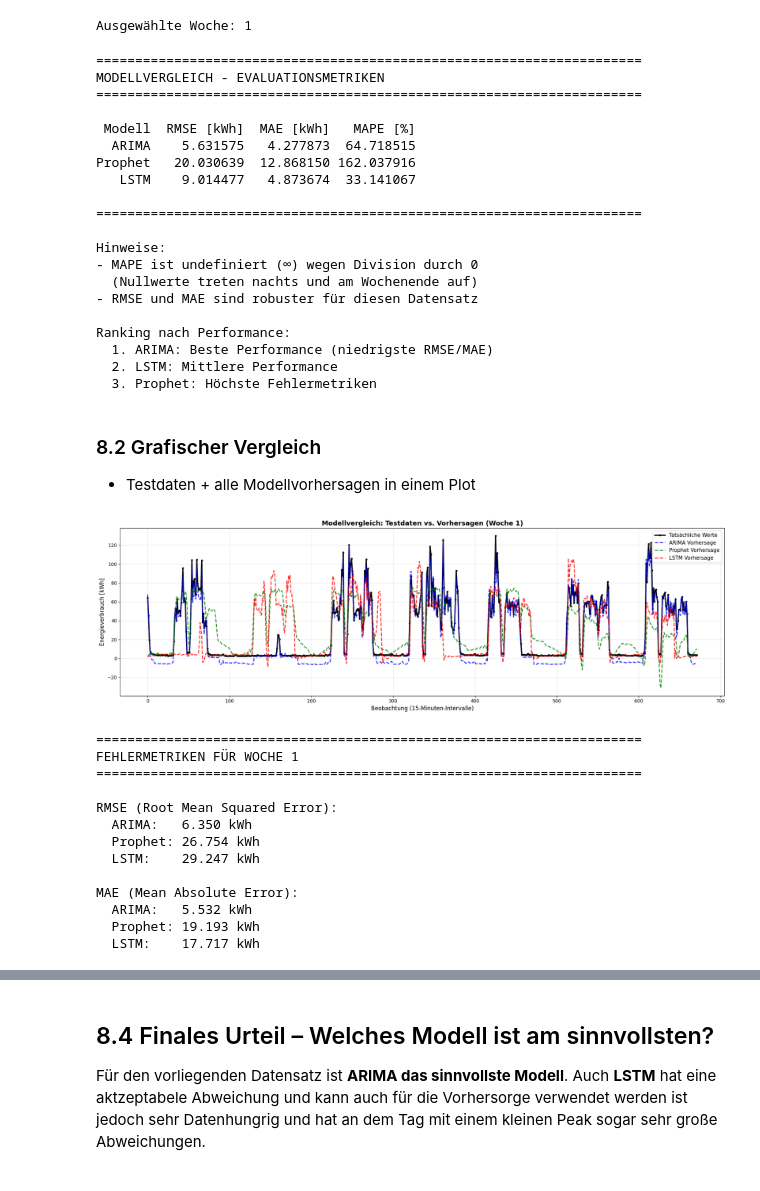
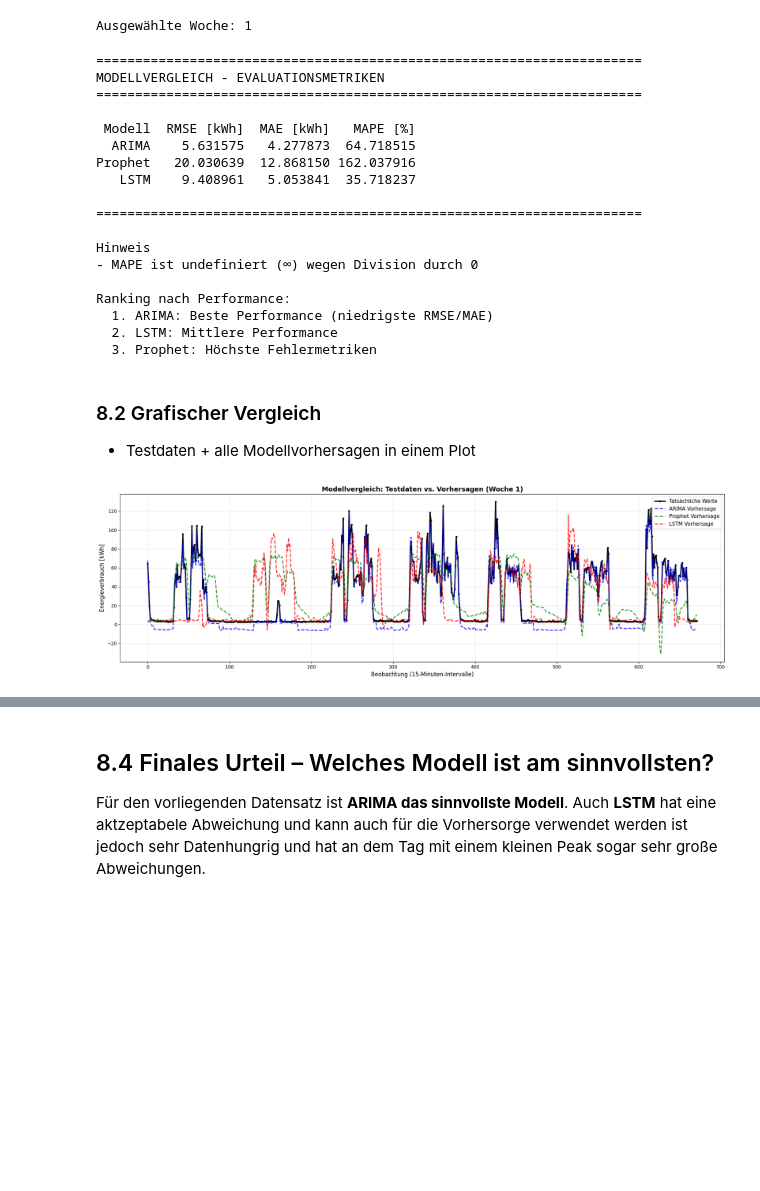
Before and after one commit to derlole/InDuStIaLfOrEcAsTiNgWELOVEIT, a Jupyter notebook: src/main.ipynb, the cells around one changed output, grey strips where cells are left out. Cells and saved outputs as stored; diff of their text form; code cells hidden in the pictures; blank space fills up the shorter version.

```diff
--- a/src/main.ipynb
+++ b/src/main.ipynb
@@ -994,7 +1005,6 @@ Ausgewählte Woche: 1
 import pandas as pd
 import numpy as np
 
-# Daten aus den Evaluationen (basierend auf dem Notebook)
 data = {
     'Modell': ['ARIMA', 'Prophet', 'LSTM'],
     'RMSE [kWh]': [rmse_arima, rmse_prophet, rmse_lstm],
@@ -1002,7 +1012,6 @@ data = {
     'MAPE [%]': [mape_arima, mape_prophet, mape_lstm]
 }
 
-# DataFrame erstellen
 results_df = pd.DataFrame(data)
 
 print("=" * 70)
@@ -1012,10 +1021,9 @@ print()
 print(results_df.to_string(index=False))
 print()
 print("=" * 70)
-print("\nHinweise:")
+print("\nHinweis")
 print("- MAPE ist undefiniert (∞) wegen Division durch 0")
-print("  (Nullwerte treten nachts und am Wochenende auf)")
-print("- RMSE und MAE sind robuster für diesen Datensatz")
+
 print("\nRanking nach Performance:")
 print("  1. ARIMA: Beste Performance (niedrigste RMSE/MAE)")
 print("  2. LSTM: Mittlere Performance")
@@ -1028,14 +1036,12 @@ MODELLVERGLEICH - EVALUATIONSMETRIKEN
  Modell  RMSE [kWh]  MAE [kWh]   MAPE [%]
   ARIMA    5.631575   4.277873  64.718515
 Prophet   20.030639  12.868150 162.037916
-   LSTM    9.014477   4.873674  33.141067
+   LSTM    9.408961   5.053841  35.718237
 
 ======================================================================
 
-Hinweise:
+Hinweis
 - MAPE ist undefiniert (∞) wegen Division durch 0
-  (Nullwerte treten nachts und am Wochenende auf)
-- RMSE und MAE sind robuster für diesen Datensatz
 
 Ranking nach Performance:
   1. ARIMA: Beste Performance (niedrigste RMSE/MAE)
@@ -1045,81 +1051,32 @@ Ranking nach Performance:
 ### 8.2 Grafischer Vergleich
 - Testdaten + alle Modellvorhersagen in einem Plot
 # %%
-# Visualisierung: Alle drei Modelle auf den Testdaten vergleichen
 week_number = (start_idx // WEEK_STEPS) + 1
 end_idx = start_idx + WEEK_STEPS
 
-# Testdaten (Original-Zeitreihe)
 test_period = test['Usage_kWh'].iloc[start_idx:end_idx]
-
-# Vorhersagen aller Modelle für die gewählte Woche
-# ARIMA: vollständige Vorhersagen schon verfügbar
 forecast_arima_week = forecast_arima[start_idx:end_idx]
-
-# Prophet: yhat-Spalte mit Index
 forecast_prophet_week = forecast_prophet['yhat'].values[start_idx:end_idx]
 
-# LSTM: vorhergesagte Werte
+# LSTM
 forecast_lstm_week = lstm_pred[start_idx:end_idx]
-
-# Plot erstellen
 fig, ax = plt.subplots(figsize=(19, 6))
-
-# x-Achse: Beobachtungsindizes innerhalb der Woche
 x_axis = np.arange(len(test_period))
 
-# Linien zeichnen
 ax.plot(x_axis, test_period.values, 'k-', label='Tatsächliche Werte', linewidth=2.5, marker='o', markersize=3)
 ax.plot(x_axis, forecast_arima_week, 'b--', label='ARIMA Vorhersage', linewidth=2, alpha=0.8)
 ax.plot(x_axis, forecast_prophet_week, 'g--', label='Prophet Vorhersage', linewidth=2, alpha=0.8)
 ax.plot(x_axis, forecast_lstm_week, 'r--', label='LSTM Vorhersage', linewidth=2, alpha=0.8)
 
-# Achsen-Labels und Titel
 ax.set_xlabel('Beobachtung (15-Minuten-Intervalle)', fontsize=12)
 ax.set_ylabel('Energieverbrauch [kWh]', fontsize=12)
 ax.set_title(f'Modellvergleich: Testdaten vs. Vorhersagen (Woche {week_number})', fontsize=14, fontweight='bold')
 ax.legend(loc='best', fontsize=11)
 ax.grid(True, alpha=0.3)
-
 plt.tight_layout()
 plt.show()
-
-# Fehlermetriken für diese spezifische Woche berechnen
-rmse_arima_week = np.sqrt(np.mean((test_period.values - forecast_arima_week) ** 2))
-rmse_prophet_week = np.sqrt(np.mean((test_period.values - forecast_prophet_week) ** 2))
-rmse_lstm_week = np.sqrt(np.mean((test_period.values - forecast_lstm_week) ** 2))
-
-mae_arima_week = np.mean(np.abs(test_period.values - forecast_arima_week))
-mae_prophet_week = np.mean(np.abs(test_period.values - forecast_prophet_week))
-mae_lstm_week = np.mean(np.abs(test_period.values - forecast_lstm_week))
-
-# Ergebnisse für die Woche anzeigen
-print(f"\n{'=' * 70}")
-print(f"FEHLERMETRIKEN FÜR WOCHE {week_number}")
-print(f"{'=' * 70}")
-print(f"\nRMSE (Root Mean Squared Error):")
-print(f"  ARIMA:   {rmse_arima_week:.3f} kWh")
-print(f"  Prophet: {rmse_prophet_week:.3f} kWh")
-print(f"  LSTM:    {rmse_lstm_week:.3f} kWh")
-print(f"\nMAE (Mean Absolute Error):")
-print(f"  ARIMA:   {mae_arima_week:.3f} kWh")
-print(f"  Prophet: {mae_prophet_week:.3f} kWh")
-print(f"  LSTM:    {mae_lstm_week:.3f} kWh")
 # %% [output]
-[figure, old version]
+[figure, new version]
-======================================================================
-FEHLERMETRIKEN FÜR WOCHE 1
-======================================================================
-
-RMSE (Root Mean Squared Error):
-  ARIMA:   6.350 kWh
-  Prophet: 26.754 kWh
-  LSTM:    29.247 kWh
-
-MAE (Mean Absolute Error):
-  ARIMA:   5.532 kWh
-  Prophet: 19.193 kWh
-  LSTM:    17.717 kWh
 # %% [markdown]
 ## 8.3 Interpretation
 
```
Also changed, not shown: parts of 13 cells of this notebook.
